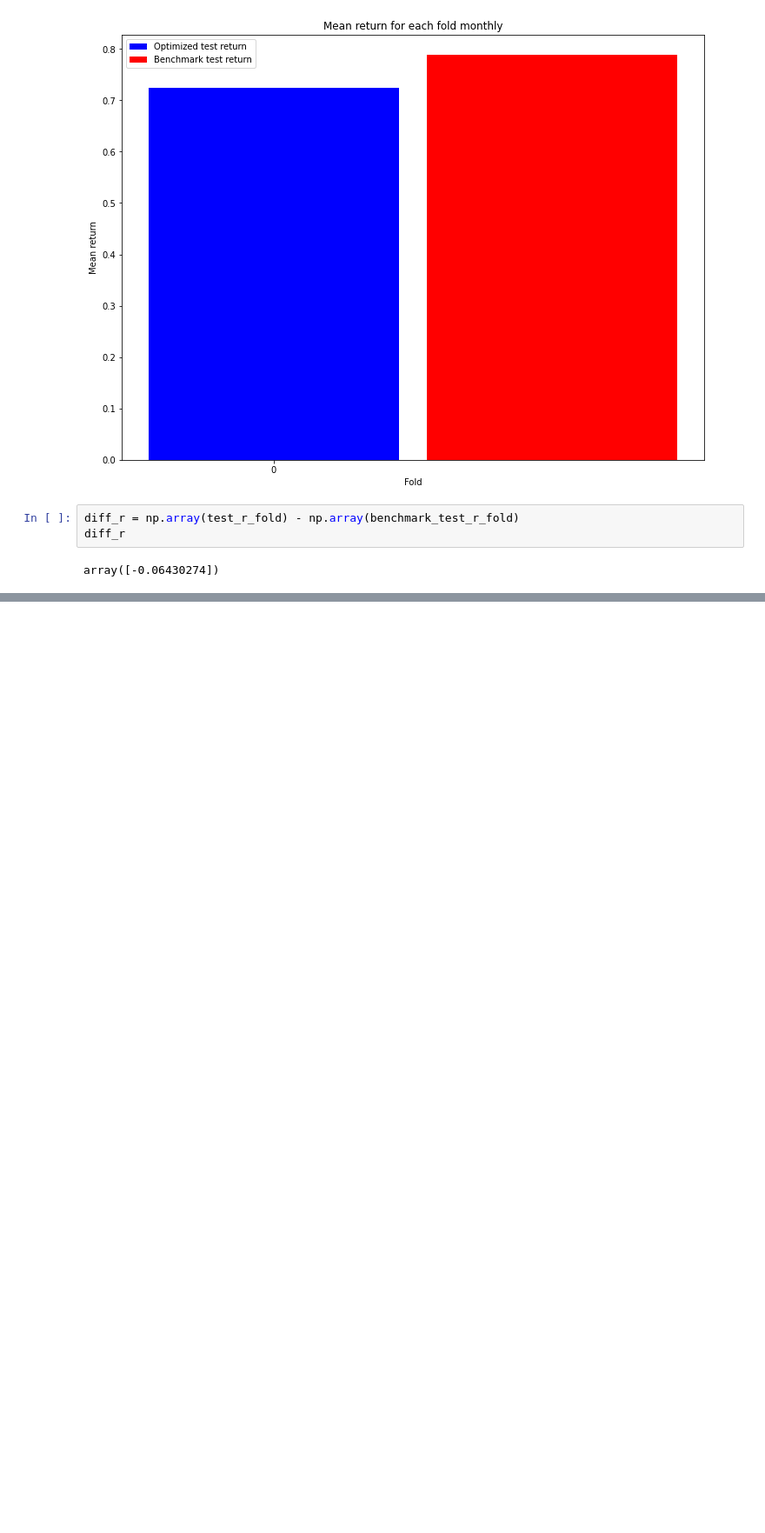
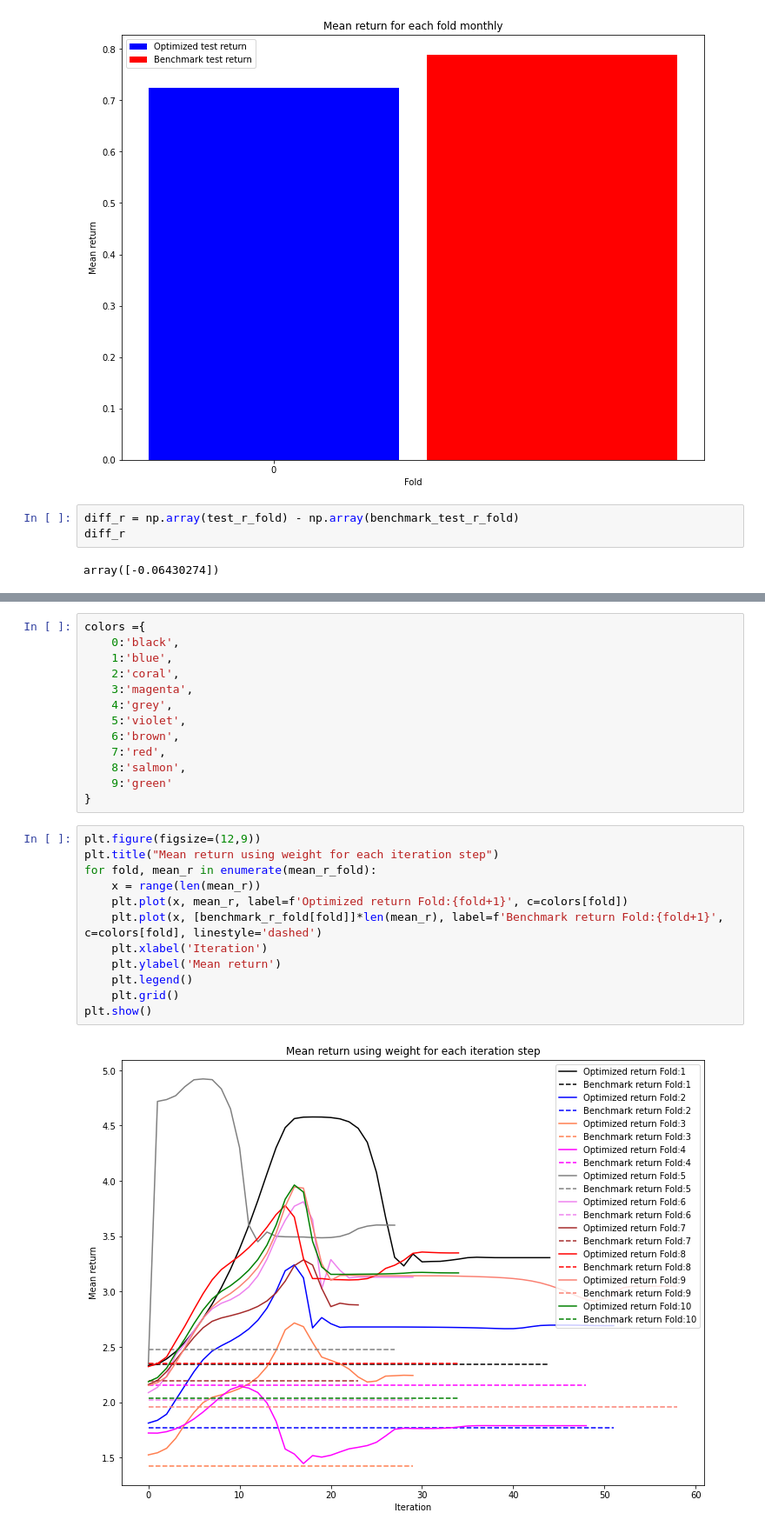
Before and after one commit to gabrielvieira37/master_thesis, a Jupyter notebook: prototype/article_prototype.ipynb, the cells around one changed output, grey strips where cells are left out. Shown at 87% size. Saved outputs shown, nothing was run; the diff lists cells and outputs as text; blank space fills up the shorter version.

```diff
--- a/prototype/article_prototype.ipynb
+++ b/prototype/article_prototype.ipynb
@@ -1542,0 +1711,27 @@ array([-0.06430274])
+# %%
+colors ={
+    0:'black',
+    1:'blue',
+    2:'coral',
+    3:'magenta',
+    4:'grey',
+    5:'violet',
+    6:'brown',
+    7:'red',
+    8:'salmon',
+    9:'green'
+}
+# %%
+plt.figure(figsize=(12,9))
+plt.title("Mean return using weight for each iteration step")
+for fold, mean_r in enumerate(mean_r_fold):
+    x = range(len(mean_r))
+    plt.plot(x, mean_r, label=f'Optimized return Fold:{fold+1}', c=colors[fold])
+    plt.plot(x, [benchmark_r_fold[fold]]*len(mean_r), label=f'Benchmark return Fold:{fold+1}', c=colors[fold], linestyle='dashed')
+    plt.xlabel('Iteration')
+    plt.ylabel('Mean return')
+    plt.legend()
+    plt.grid()
+plt.show()
+# %% [output]
+[figure, added]
```
Also changed, not shown: parts of 15 cells of this notebook.
